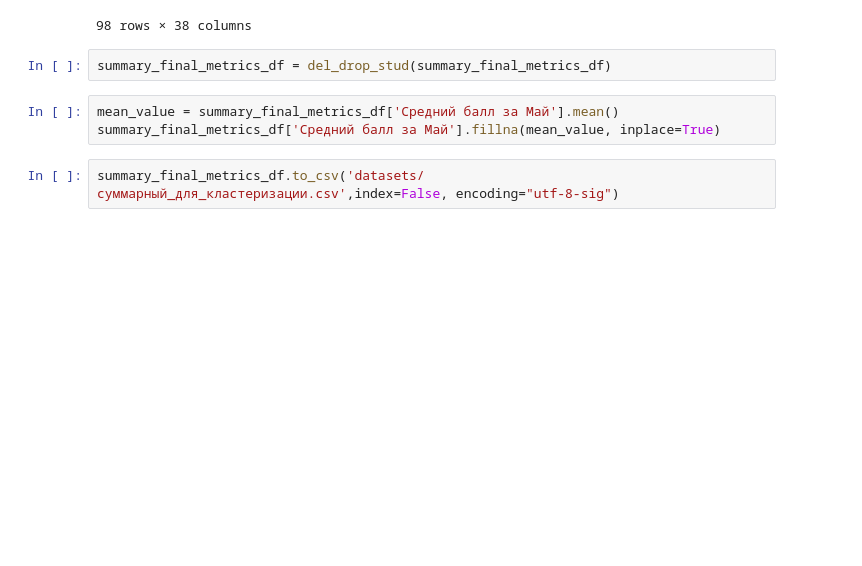
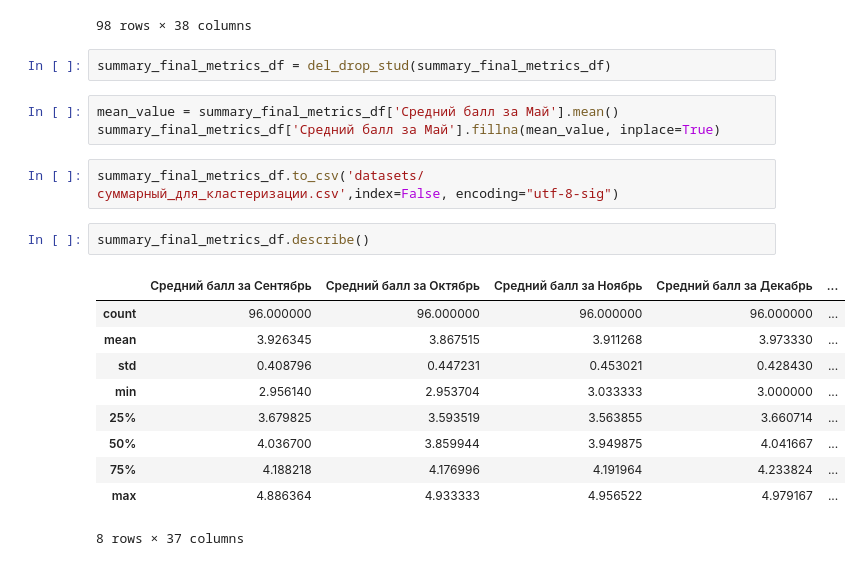
Before and after one commit to Zickam/school_success_prediction, a Jupyter notebook: dataset experiments/function_for_each_student.ipynb, the cells around one changed output. Cells and saved outputs as stored; diff of their text form; blank space fills up the shorter version.

```diff
--- a/dataset experiments/function_for_each_student.ipynb
+++ b/dataset experiments/function_for_each_student.ipynb
@@ -302,3 +302,16 @@ mean_value = summary_final_metrics_df['Средний балл за Май'].mea
 summary_final_metrics_df['Средний балл за Май'].fillna(mean_value, inplace=True)
 # %%
 summary_final_metrics_df.to_csv('datasets/суммарный_для_кластеризации.csv',index=False, encoding="utf-8-sig")
+# %%
+summary_final_metrics_df.describe()
+# %% [output]
+|  | Средний балл за Сентябрь | Средний балл за Октябрь | Средний балл за Ноябрь | Средний балл за Декабрь | ... |
+| count | 96.000000 | 96.000000 | 96.000000 | 96.000000 | ... |
+| mean | 3.926345 | 3.867515 | 3.911268 | 3.973330 | ... |
+| std | 0.408796 | 0.447231 | 0.453021 | 0.428430 | ... |
+| min | 2.956140 | 2.953704 | 3.033333 | 3.000000 | ... |
+| 25% | 3.679825 | 3.593519 | 3.563855 | 3.660714 | ... |
+| 50% | 4.036700 | 3.859944 | 3.949875 | 4.041667 | ... |
+| 75% | 4.188218 | 4.176996 | 4.191964 | 4.233824 | ... |
+| max | 4.886364 | 4.933333 | 4.956522 | 4.979167 | ... |
+8 rows × 37 columns
```
Also changed, not shown: 1 other file.
